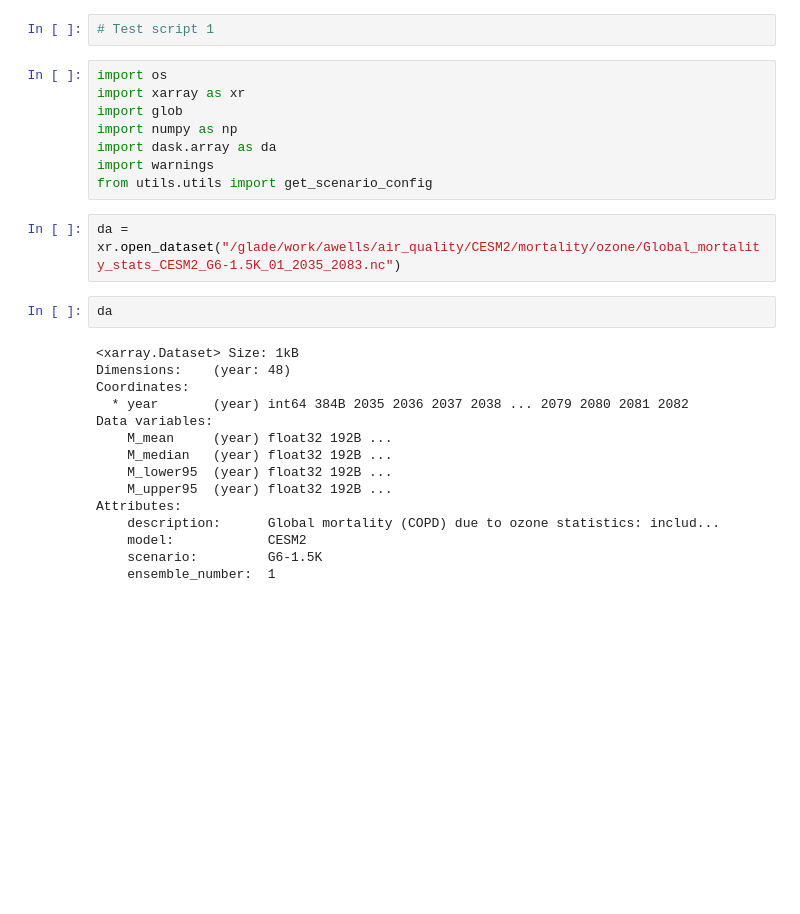
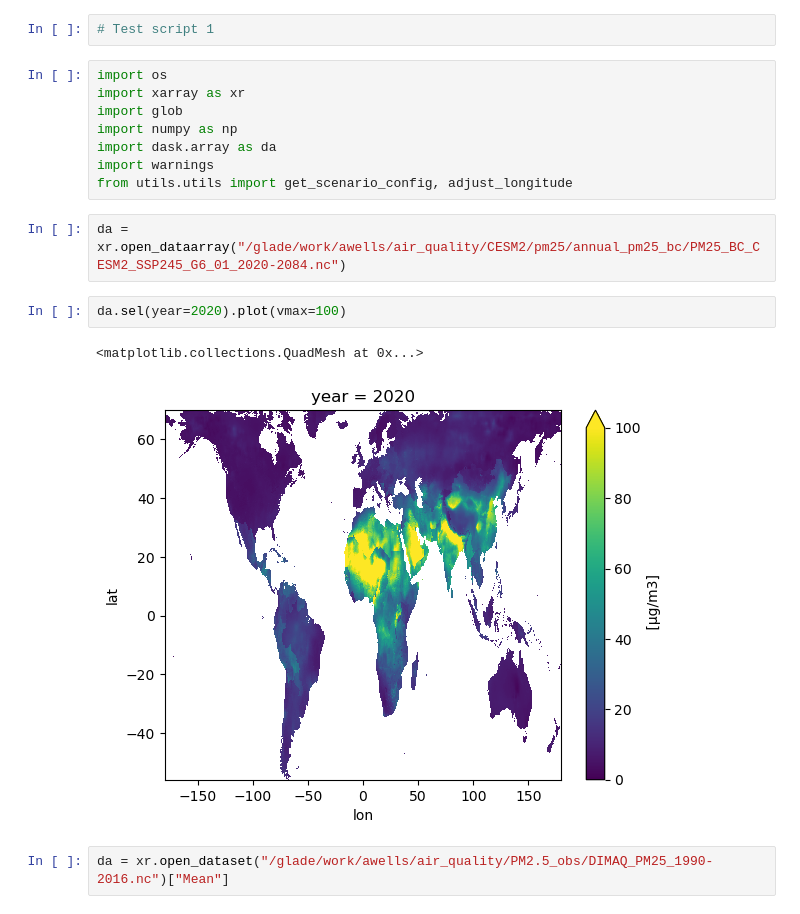
Before and after one commit to awells96/AQ_mortality_workflow, a Jupyter notebook: Test_script1.ipynb, the cells around one changed output. Drawn from its saved outputs; the diff is of its cells as text; blank space fills up the shorter version.

```diff
--- a/Test_script1.ipynb
+++ b/Test_script1.ipynb
@@ -7,23 +7,13 @@ import glob
 import numpy as np
 import dask.array as da
 import warnings
-from utils.utils import get_scenario_config
+from utils.utils import get_scenario_config, adjust_longitude
 # %%
-da = xr.open_dataset("/glade/work/awells/air_quality/CESM2/mortality/ozone/Global_mortality_stats_CESM2_G6-1.5K_01_2035_2083.nc")
+da = xr.open_dataarray("/glade/work/awells/air_quality/CESM2/pm25/annual_pm25_bc/PM25_BC_CESM2_SSP245_G6_01_2020-2084.nc")
-# %%
-da
-# %% [output]
-<xarray.Dataset> Size: 1kB
-Dimensions:    (year: 48)
-Coordinates:
-  * year       (year) int64 384B 2035 2036 2037 2038 ... 2079 2080 2081 2082
-Data variables:
-    M_mean     (year) float32 192B ...
-    M_median   (year) float32 192B ...
-    M_lower95  (year) float32 192B ...
-    M_upper95  (year) float32 192B ...
-Attributes:
-    description:      Global mortality (COPD) due to ozone statistics: includ...
-    model:            CESM2
-    scenario:         G6-1.5K
-    ensemble_number:  1
+# %%
+da.sel(year=2020).plot(vmax=100)
+# %% [output]
+<matplotlib.collections.QuadMesh at 0x...>
+[figure, added]
+# %%
+da = xr.open_dataset("/glade/work/awells/air_quality/PM2.5_obs/DIMAQ_PM25_1990-2016.nc")["Mean"]
```
Also changed, not shown: parts of 6 cells of this notebook.
